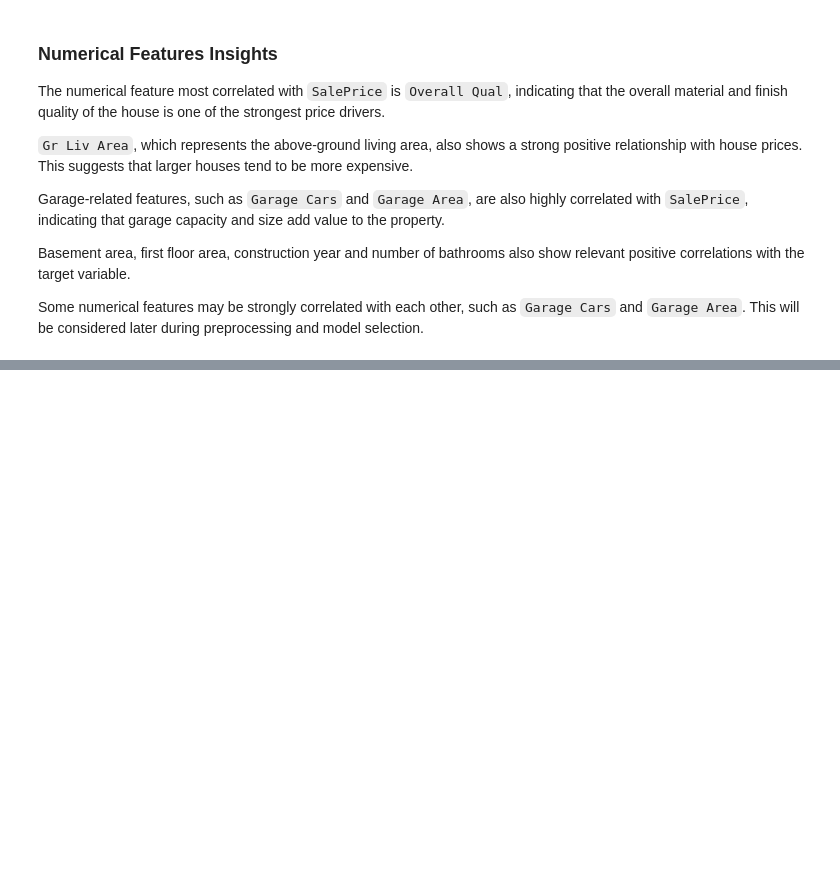
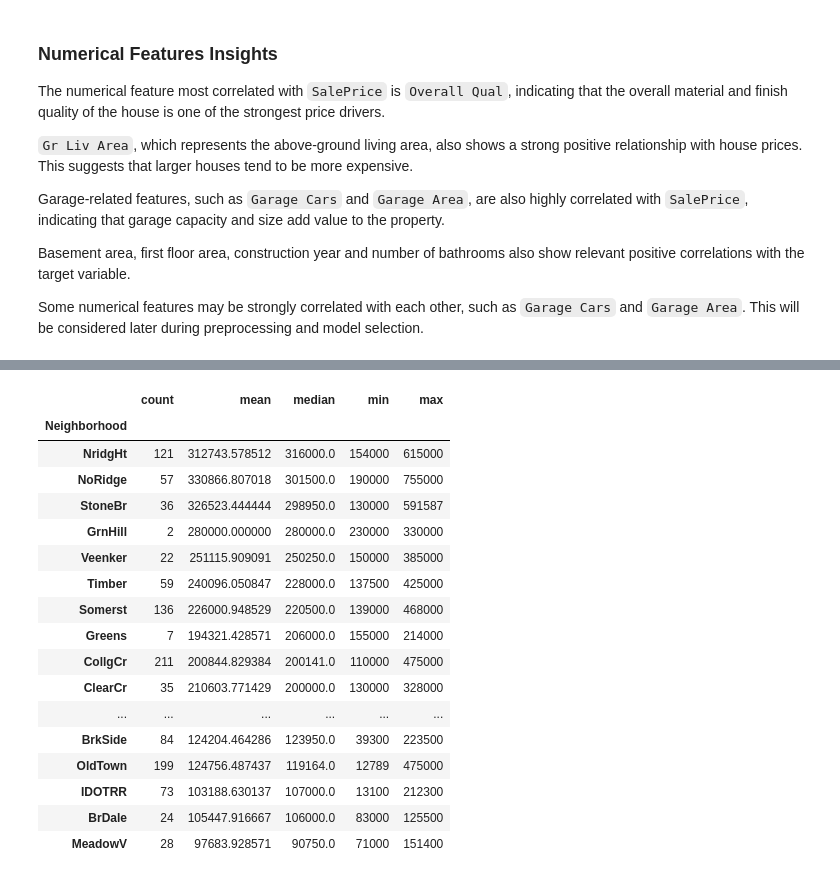
Before and after one commit to sanches-davi/ames-housing-price-prediction, a Jupyter notebook: notebooks/EDA.ipynb, the cells around one changed output, grey strips where cells are left out. Cells and saved outputs as stored; diff of their text form; code cells hidden in the pictures; blank space fills up the shorter version.

```diff
--- a/notebooks/EDA.ipynb
+++ b/notebooks/EDA.ipynb
@@ -461,0 +518,29 @@ Some numerical features may be strongly correlated with each other, such as `Gar
+# %%
+# Average SalePrice by Neighborhood
+
+neighborhood_summary = train_data.groupby('Neighborhood')['SalePrice'].agg(
+    ['count', 'mean', 'median', 'min', 'max']
+)
+
+neighborhood_summary = neighborhood_summary.sort_values(by='median', ascending=False)
+
+neighborhood_summary
+# %% [output]
+|  | count | mean | median | min | max |
+| Neighborhood |  |  |  |  |  |
+| NridgHt | 121 | 312743.578512 | 316000.0 | 154000 | 615000 |
+| NoRidge | 57 | 330866.807018 | 301500.0 | 190000 | 755000 |
+| StoneBr | 36 | 326523.444444 | 298950.0 | 130000 | 591587 |
+| GrnHill | 2 | 280000.000000 | 280000.0 | 230000 | 330000 |
+| Veenker | 22 | 251115.909091 | 250250.0 | 150000 | 385000 |
+| Timber | 59 | 240096.050847 | 228000.0 | 137500 | 425000 |
+| Somerst | 136 | 226000.948529 | 220500.0 | 139000 | 468000 |
+| Greens | 7 | 194321.428571 | 206000.0 | 155000 | 214000 |
+| CollgCr | 211 | 200844.829384 | 200141.0 | 110000 | 475000 |
+| ClearCr | 35 | 210603.771429 | 200000.0 | 130000 | 328000 |
+| ... | ... | ... | ... | ... | ... |
+| BrkSide | 84 | 124204.464286 | 123950.0 | 39300 | 223500 |
+| OldTown | 199 | 124756.487437 | 119164.0 | 12789 | 475000 |
+| IDOTRR | 73 | 103188.630137 | 107000.0 | 13100 | 212300 |
+| BrDale | 24 | 105447.916667 | 106000.0 | 83000 | 125500 |
+| MeadowV | 28 | 97683.928571 | 90750.0 | 71000 | 151400 |
```
Also changed, not shown: parts of 5 cells of this notebook.
